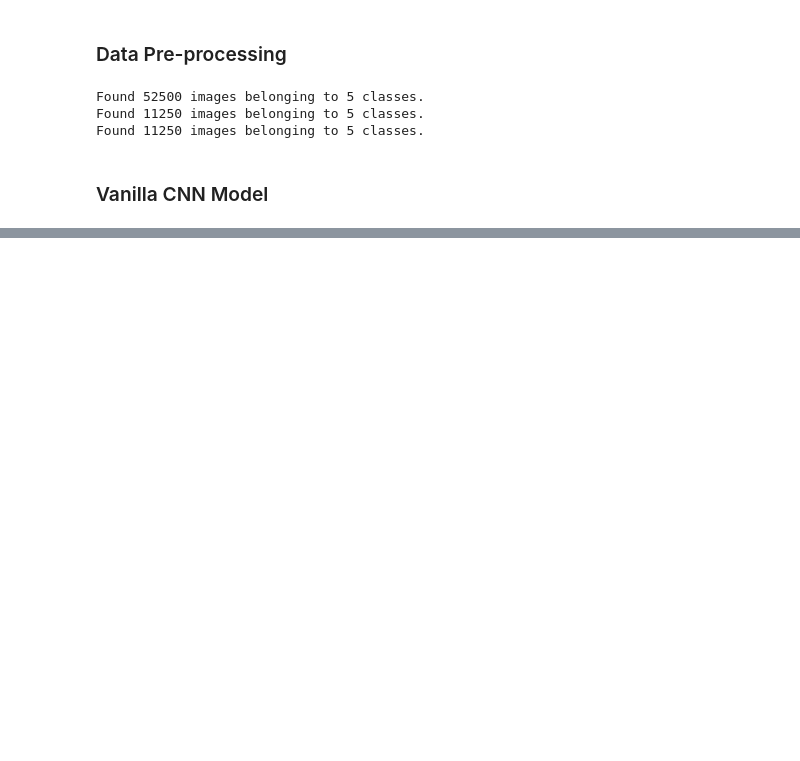
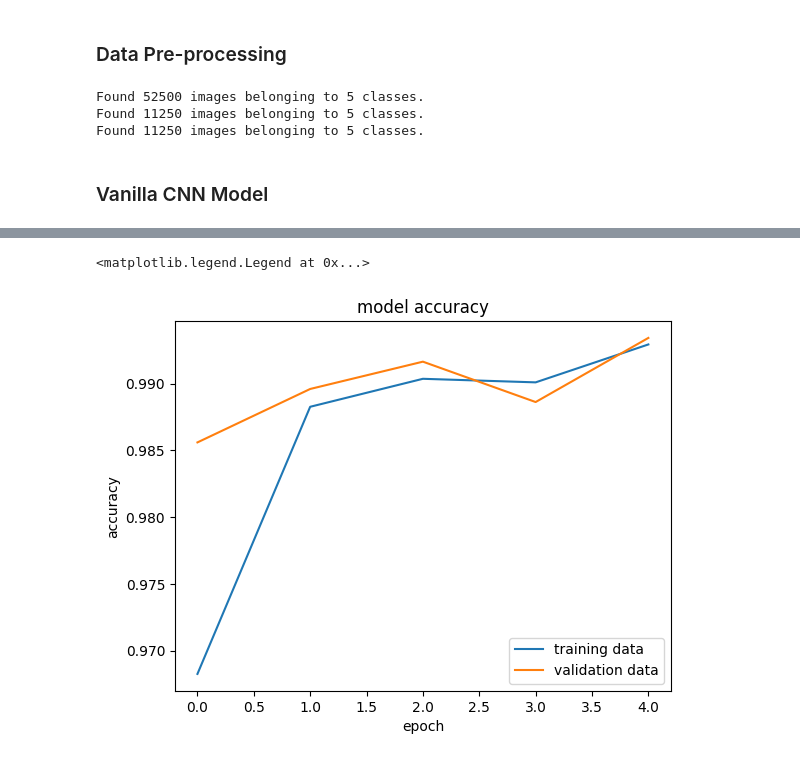
Before and after one commit to SuvakantaSahoo/Deep-Learning, a Jupyter notebook: CNN/Rice Classification using Deep Learning.ipynb, the cells around one changed output, grey strips where cells are left out. Drawn from its saved outputs; the diff is of its cells as text; code cells hidden in the pictures; blank space fills up the shorter version.

```diff
--- a/CNN/Rice Classification using Deep Learning.ipynb
+++ b/CNN/Rice Classification using Deep Learning.ipynb
@@ -179,0 +254,4 @@ Epoch 1/40
+# %%
+vgg = VGG16(include_top=False,weights='imagenet',input_shape=(100,100,3))
+vgg.trainable = False
+vgg.summary()
@@ -179,0 +276,9 @@ Epoch 1/40
+# %%
+model_vgg16=Sequential()
+model_vgg16.add(vgg)
+model_vgg16.add(Flatten())
+model_vgg16.add(Dense(1024,activation="relu"))
+model_vgg16.add(Dense(5,activation="softmax"))
+# %%
+model_vgg16.compile(optimizer='adam', loss='categorical_crossentropy', metrics=['accuracy'])
+model_vgg16.summary()
@@ -179,0 +303,2 @@ Epoch 1/40
+# %%
+history2 = model_vgg16.fit(train_ds, epochs = 5, validation_data = val_ds)
@@ -179,0 +316,12 @@ Epoch 1/40
+# %%
+plt.plot(history2.history['accuracy'])
+plt.plot(history2.history['val_accuracy'])
+
+plt.title('model accuracy')
+plt.ylabel('accuracy')
+plt.xlabel('epoch')
+
+plt.legend(['training data', 'validation data'], loc = 'lower right')
+# %% [output]
+<matplotlib.legend.Legend at 0x...>
+[figure, added]
```
Also changed, not shown: parts of 26 cells of this notebook.
